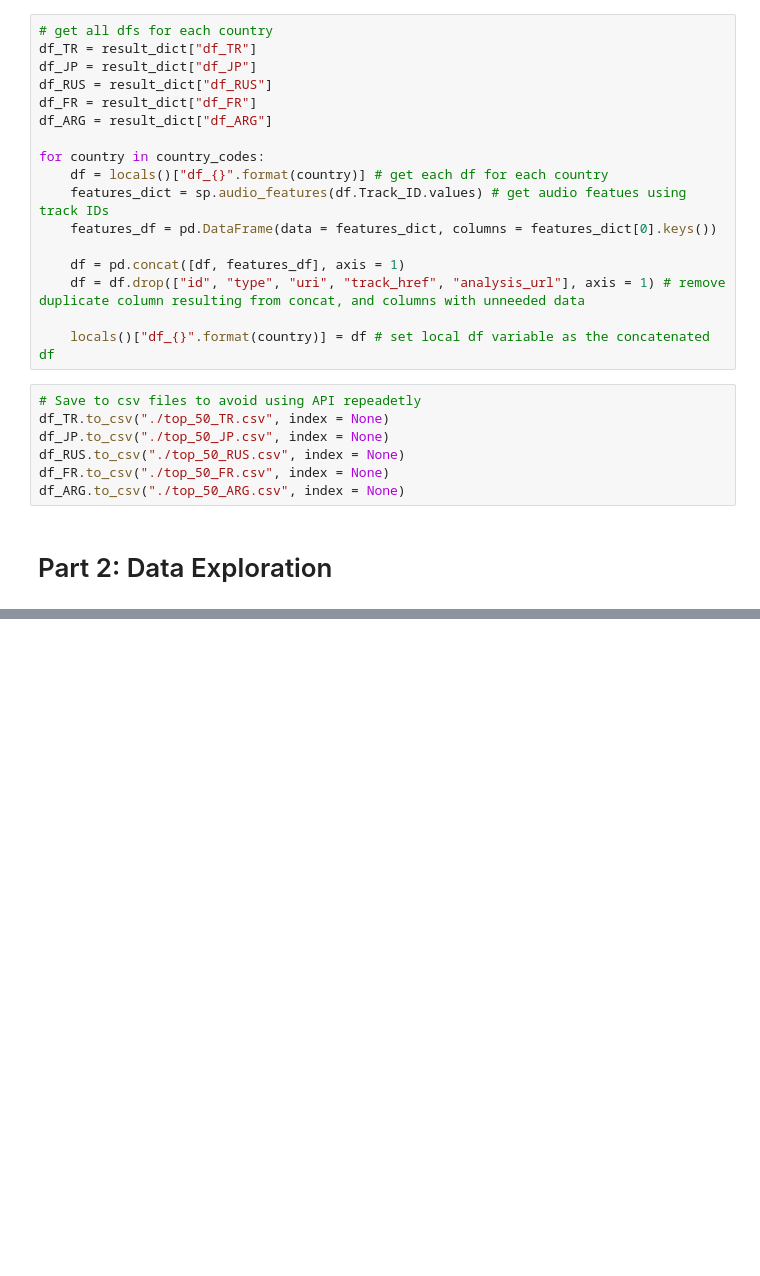
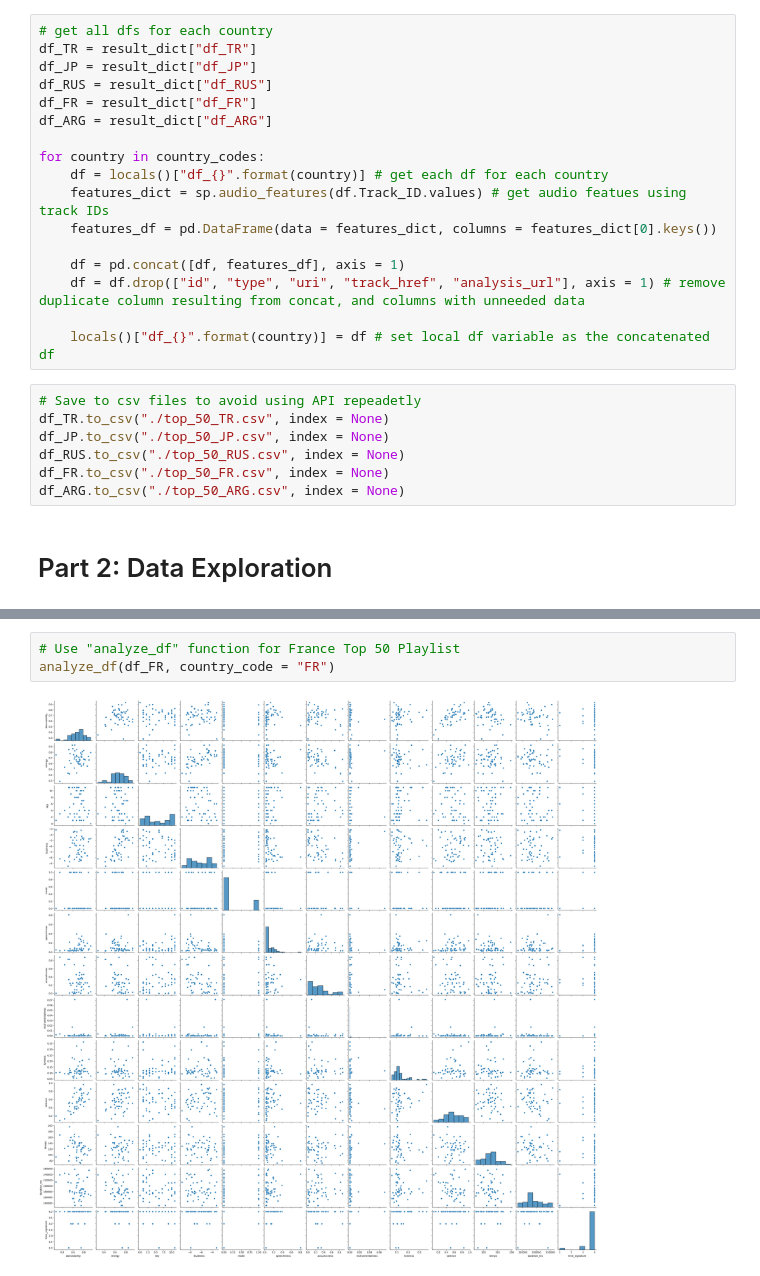
Before and after one commit to pinaronat/Spotify-Data-Analysis, a Jupyter notebook: spotify_analysis.ipynb, the cells around one changed output, grey strips where cells are left out. Saved outputs shown, nothing was run; the diff lists cells and outputs as text; blank space fills up the shorter version.

```diff
--- a/spotify_analysis.ipynb
+++ b/spotify_analysis.ipynb
@@ -155,0 +182,5 @@ analyze_df(df_TR, country_code = "TR")
+# %%
+# Use "analyze_df" function for France Top 50 Playlist
+analyze_df(df_FR, country_code = "FR")
+# %% [output]
+[figure, added]
```
Also changed, not shown: parts of 16 cells of this notebook, 17 other files.
